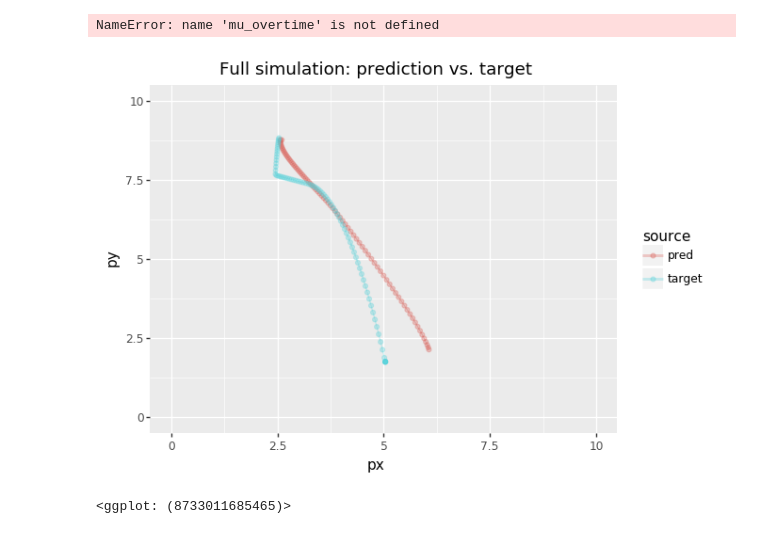
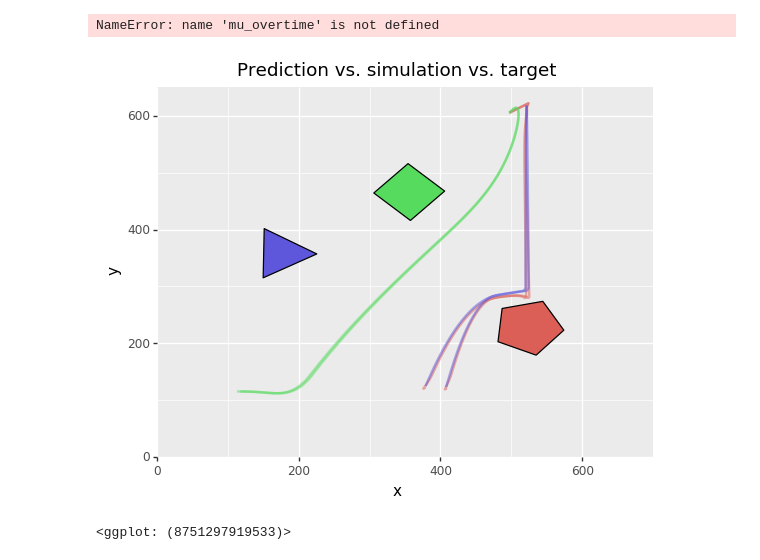
Before and after one commit to tepzhang/plinko_nn, a Jupyter notebook: scripts/train_gru_jinxiao.ipynb, the cells around one changed output. Cells and saved outputs as stored; diff of their text form; code cells hidden in the pictures.

```diff
--- a/scripts/train_gru_jinxiao.ipynb
+++ b/scripts/train_gru_jinxiao.ipynb
@@ -282,17 +293,18 @@ def simulate_model(model, dataset, sim_t=1):
 # %%
 # print(sim_samples.shape)
 # print(sim_targets.shape)
 # print(gm.mu.shape)
 
 # print(dataset[0]['states'].shape[0])
 # simulate from trained model
-sim_states, sim_targets, sim_envs = simulate_model(model, dataset, sim_t = 1)
+# sim_predictions, sim_states, sim_targets, sim_envs = simulate_model(model, dataset, sim_t = 1)
 
-plinko_plot.plot_pred_target(sim_states, sim_targets, sim_range=range(1),
-                             alpha = .3, title = "Full simulation: prediction vs. target")
+# plinko_plot.plot_pred_target(sim_states, sim_targets, sim_range=range(10),
+#                              alpha = .5, title = "Full simulation: prediction vs. target")
 
-# plinko_plot.plot_pred_sim_target(mu_overtime[len(mu_overtime) - 1], sim_samples, sim_targets, sim_envs,
-#                                  sim_range=range(10, 15), env_index = 10, alpha = .5, filename = "gru_model_col_2")
+plinko_plot.plot_pred_sim_target(sim_predictions, sim_states, sim_targets, sim_envs,
+                                 sim_range=range(170, 172), env_index = 170, size = 1, alpha = .5, leg_position = 'none',
+                                filename = None)
 # %% [output]
-[figure, old version]
+[figure, new version]
-<ggplot: (8733011685465)>
+<ggplot: (8751297919533)>
```
Also changed, not shown: parts of 10 cells of this notebook, 25 other files.
